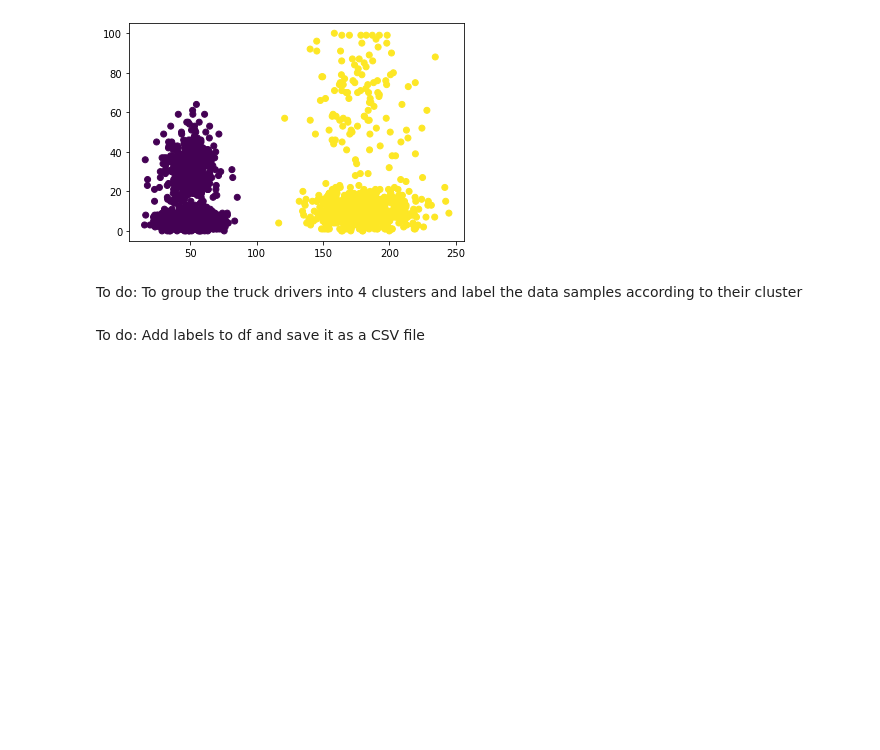
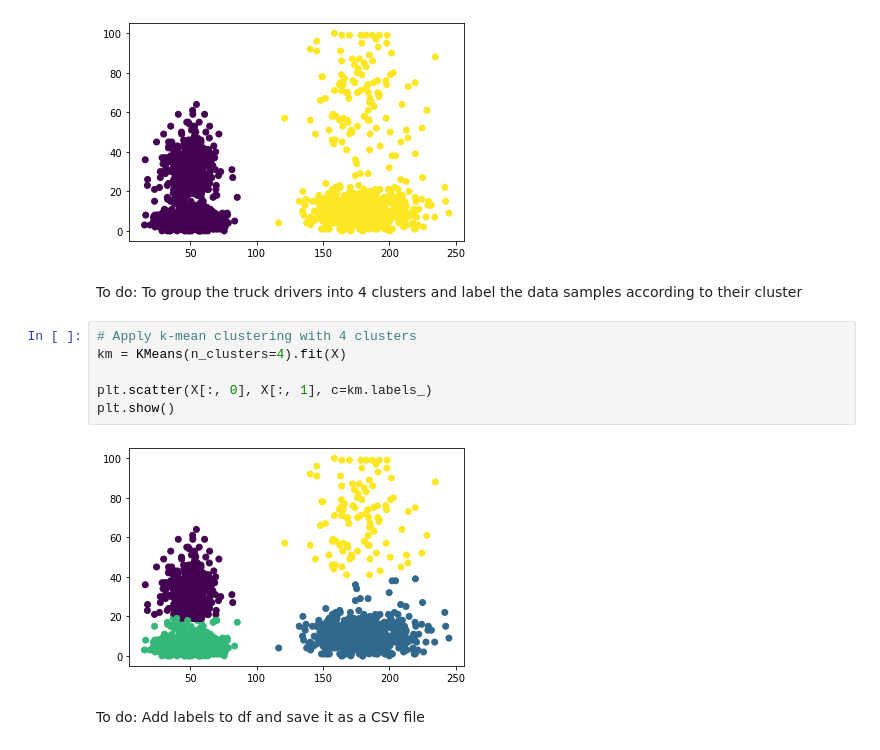
Before and after one commit to wooihaw/pai_oct2022, a Jupyter notebook: Part_3/handson_3/handson_3d.ipynb, the cells around one changed output. Saved outputs shown, nothing was run; the diff lists cells and outputs as text; blank space fills up the shorter version.

```diff
--- a/Part_3/handson_3/handson_3d.ipynb
+++ b/Part_3/handson_3/handson_3d.ipynb
@@ -28,6 +28,14 @@ plt.show()
 [figure]
 # %% [markdown]
 To do: To group the truck drivers into 4 clusters and label the data samples according to their cluster
+# %%
+# Apply k-mean clustering with 4 clusters
+km = KMeans(n_clusters=4).fit(X)
+
+plt.scatter(X[:, 0], X[:, 1], c=km.labels_)
+plt.show()
+# %% [output]
+[figure, added]
 # %% [markdown]
 To do: Add labels to df and save it as a CSV file
 # %% [markdown]
```
